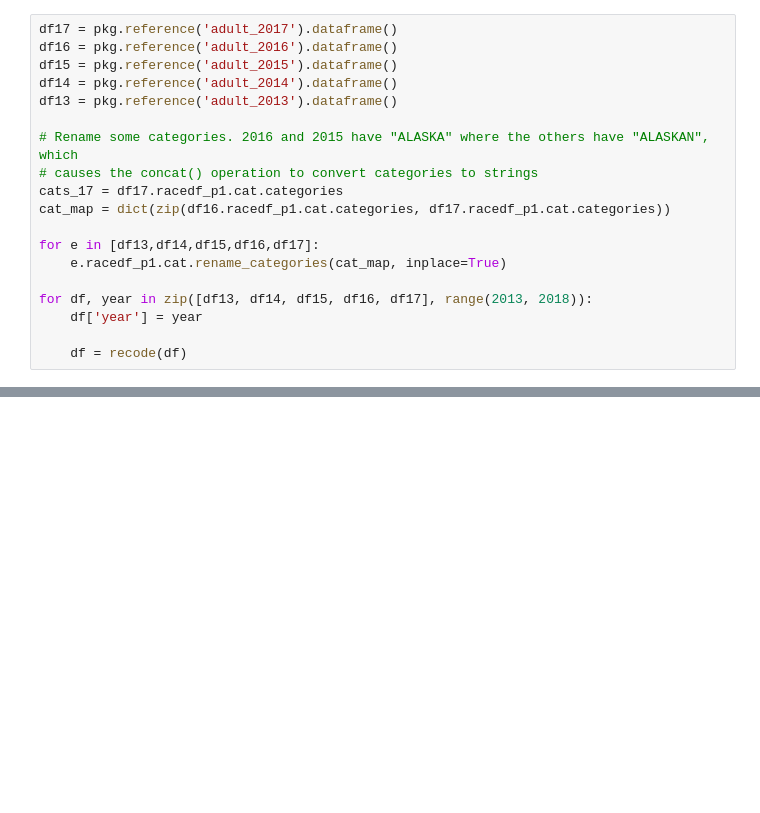
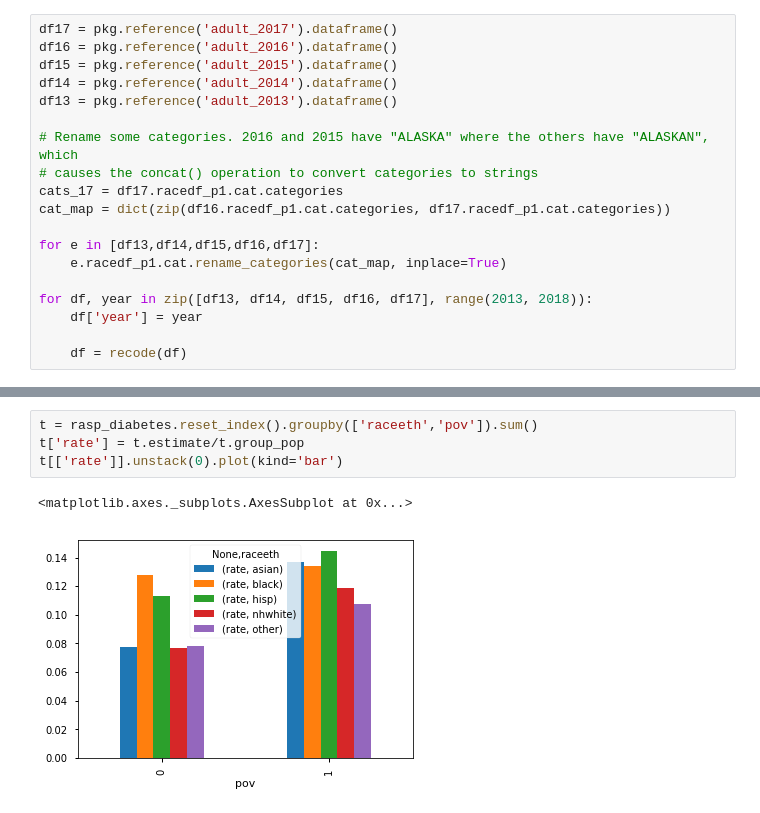
Before and after one commit to SDRDLAnalysts/data-projects, a Jupyter notebook: chis/healthpolicy.ucla.edu-chis/notebooks/DiabetesProbabilities.ipynb, the cells around one changed output, grey strips where cells are left out. Cells and saved outputs as stored; diff of their text form; blank space fills up the shorter version.

```diff
--- a/chis/healthpolicy.ucla.edu-chis/notebooks/DiabetesProbabilities.ipynb
+++ b/chis/healthpolicy.ucla.edu-chis/notebooks/DiabetesProbabilities.ipynb
@@ -416,0 +226,7 @@ len(rasp_reduced)
+# %%
+t = rasp_diabetes.reset_index().groupby(['raceeth','pov']).sum()
+t['rate'] = t.estimate/t.group_pop
+t[['rate']].unstack(0).plot(kind='bar')
+# %% [output]
+<matplotlib.axes._subplots.AxesSubplot at 0x...>
+[figure, added]
```
Also changed, not shown: parts of 33 cells of this notebook, 5 other files.
